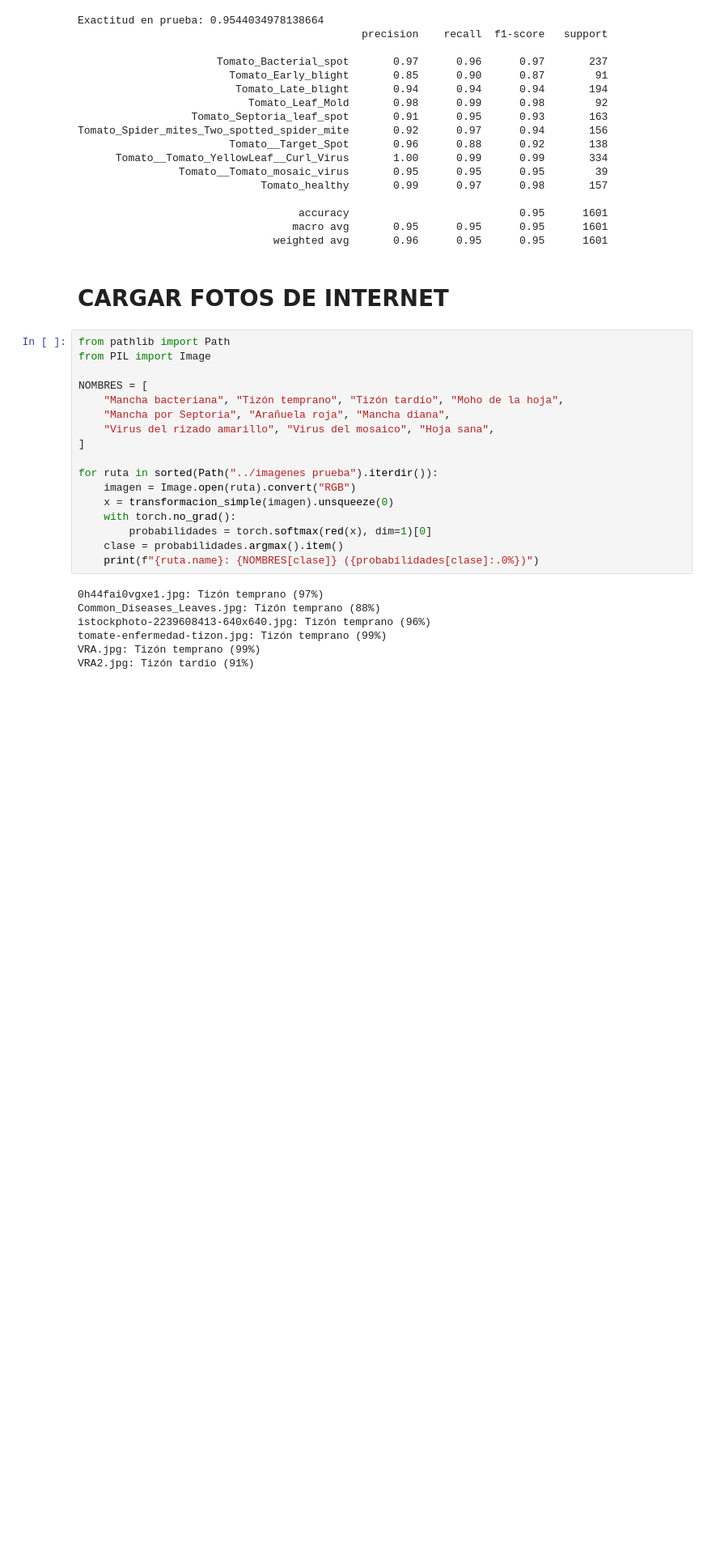
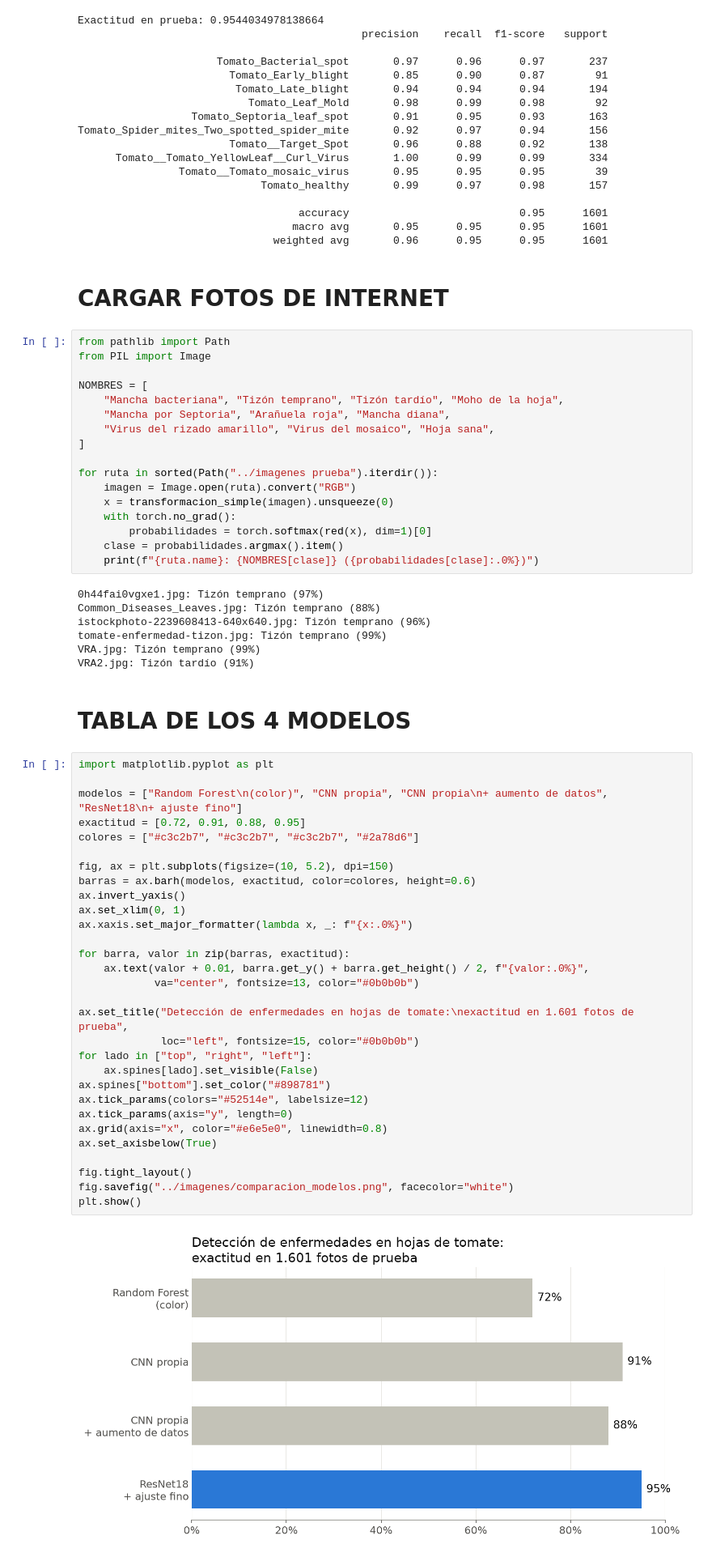
Before and after one commit to Dmealla/CNN-TOMATES, a Jupyter notebook: notebooks/07_transfer_learning.ipynb, the cells around one changed output. Shown at 81% size. Drawn from its saved outputs; the diff is of its cells as text; blank space fills up the shorter version.

Commit message:
Grafico de los 4 modelos

```diff
--- a/notebooks/07_transfer_learning.ipynb
+++ b/notebooks/07_transfer_learning.ipynb
@@ -231,3 +231,37 @@ istockphoto-2239608413-640x640.jpg: Tizón temprano (96%)
 tomate-enfermedad-tizon.jpg: Tizón temprano (99%)
 VRA.jpg: Tizón temprano (99%)
 VRA2.jpg: Tizón tardío (91%)
+# %% [markdown]
+# TABLA DE LOS 4 MODELOS
+# %%
+import matplotlib.pyplot as plt
+
+modelos = ["Random Forest\n(color)", "CNN propia", "CNN propia\n+ aumento de datos", "ResNet18\n+ ajuste fino"]
+exactitud = [0.72, 0.91, 0.88, 0.95]
+colores = ["#c3c2b7", "#c3c2b7", "#c3c2b7", "#2a78d6"]
+
+fig, ax = plt.subplots(figsize=(10, 5.2), dpi=150)
+barras = ax.barh(modelos, exactitud, color=colores, height=0.6)
+ax.invert_yaxis()
+ax.set_xlim(0, 1)
+ax.xaxis.set_major_formatter(lambda x, _: f"{x:.0%}")
+
+for barra, valor in zip(barras, exactitud):
+    ax.text(valor + 0.01, barra.get_y() + barra.get_height() / 2, f"{valor:.0%}",
+            va="center", fontsize=13, color="#0b0b0b")
+
+ax.set_title("Detección de enfermedades en hojas de tomate:\nexactitud en 1.601 fotos de prueba",
+             loc="left", fontsize=15, color="#0b0b0b")
+for lado in ["top", "right", "left"]:
+    ax.spines[lado].set_visible(False)
+ax.spines["bottom"].set_color("#898781")
+ax.tick_params(colors="#52514e", labelsize=12)
+ax.tick_params(axis="y", length=0)
+ax.grid(axis="x", color="#e6e5e0", linewidth=0.8)
+ax.set_axisbelow(True)
+
+fig.tight_layout()
+fig.savefig("../imagenes/comparacion_modelos.png", facecolor="white")
+plt.show()
+# %% [output]
+[figure, added]
```
Also changed, not shown: 1 other file.
